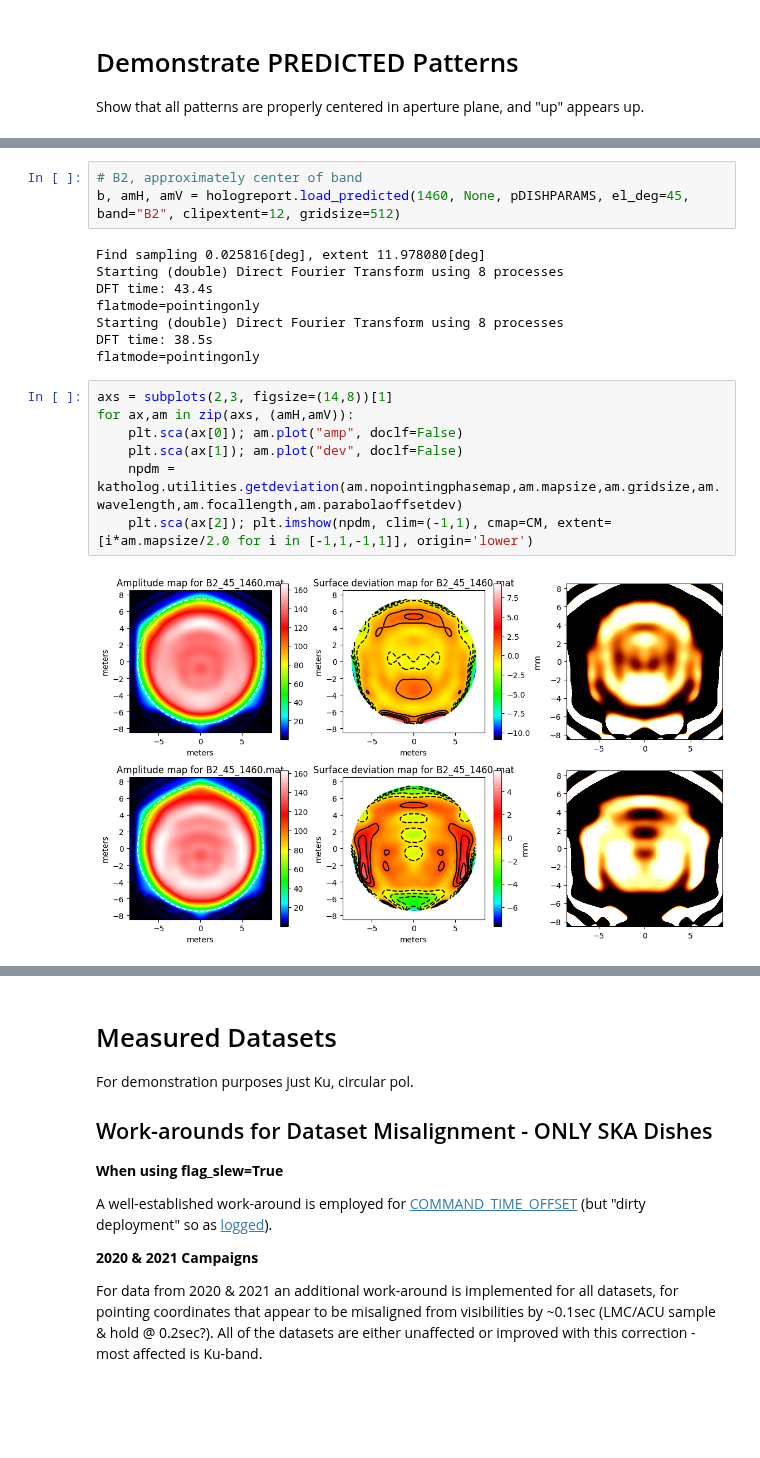
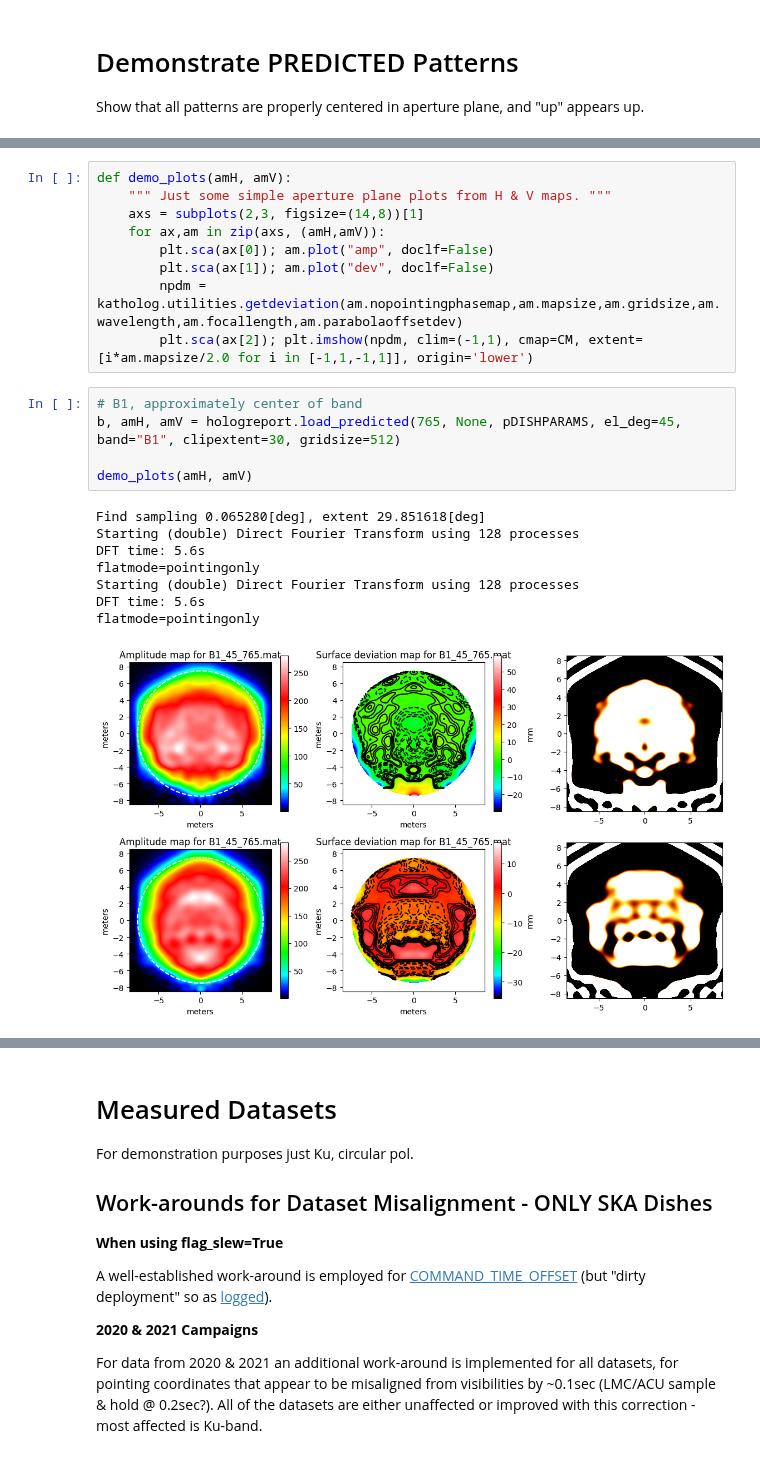
Before and after one commit to ska-sa/dvs, a Jupyter notebook: notebooks/Holography Demo.ipynb, the cells around one changed output, grey strips where cells are left out. Saved outputs shown, nothing was run; the diff lists cells and outputs as text; blank space fills up the shorter version.

Commit message:
Minor updates to demo notebooks

```diff
--- a/notebooks/Holography Demo.ipynb
+++ b/notebooks/Holography Demo.ipynb
@@ -83,20 +63,23 @@ for ax,am in zip(axs, (amH,amV)):
-# %%
-# B2, approximately center of band
-b, amH, amV = hologreport.load_predicted(1460, None, pDISHPARAMS, el_deg=45, band="B2", clipextent=12, gridsize=512)
-# %% [output]
-Find sampling 0.025816[deg], extent 11.978080[deg]
-Starting (double) Direct Fourier Transform using 8 processes
-DFT time: 43.4s
-flatmode=pointingonly
-Starting (double) Direct Fourier Transform using 8 processes
-DFT time: 38.5s
-flatmode=pointingonly
-# %%
-axs = subplots(2,3, figsize=(14,8))[1]
-for ax,am in zip(axs, (amH,amV)):
-    plt.sca(ax[0]); am.plot("amp", doclf=False)
-    plt.sca(ax[1]); am.plot("dev", doclf=False)
-    npdm = katholog.utilities.getdeviation(am.nopointingphasemap,am.mapsize,am.gridsize,am.wavelength,am.focallength,am.parabolaoffsetdev)
-    plt.sca(ax[2]); plt.imshow(npdm, clim=(-1,1), cmap=CM, extent=[i*am.mapsize/2.0 for i in [-1,1,-1,1]], origin='lower')
-# %% [output]
-[figure, removed]
+# %%
+def demo_plots(amH, amV):
+    """ Just some simple aperture plane plots from H & V maps. """
+    axs = subplots(2,3, figsize=(14,8))[1]
+    for ax,am in zip(axs, (amH,amV)):
+        plt.sca(ax[0]); am.plot("amp", doclf=False)
+        plt.sca(ax[1]); am.plot("dev", doclf=False)
+        npdm = katholog.utilities.getdeviation(am.nopointingphasemap,am.mapsize,am.gridsize,am.wavelength,am.focallength,am.parabolaoffsetdev)
+        plt.sca(ax[2]); plt.imshow(npdm, clim=(-1,1), cmap=CM, extent=[i*am.mapsize/2.0 for i in [-1,1,-1,1]], origin='lower')
+# %%
+# B1, approximately center of band
+b, amH, amV = hologreport.load_predicted(765, None, pDISHPARAMS, el_deg=45, band="B1", clipextent=30, gridsize=512)
+
+demo_plots(amH, amV)
+# %% [output]
+Find sampling 0.065280[deg], extent 29.851618[deg]
+Starting (double) Direct Fourier Transform using 128 processes
+DFT time: 5.6s
+flatmode=pointingonly
+Starting (double) Direct Fourier Transform using 128 processes
+DFT time: 5.6s
+flatmode=pointingonly
+[figure, added]
```
Also changed, not shown: parts of 13 cells of this notebook, 4 other files.
